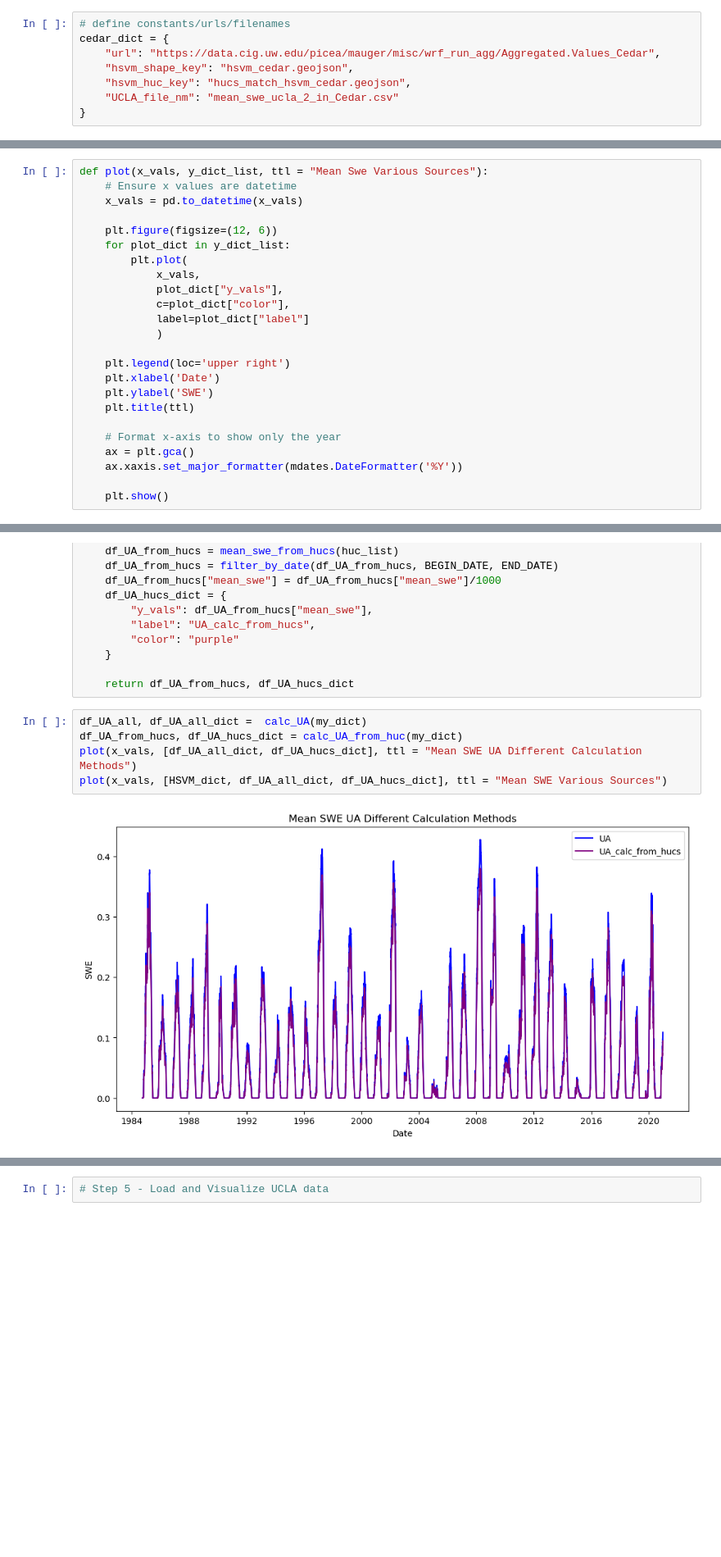
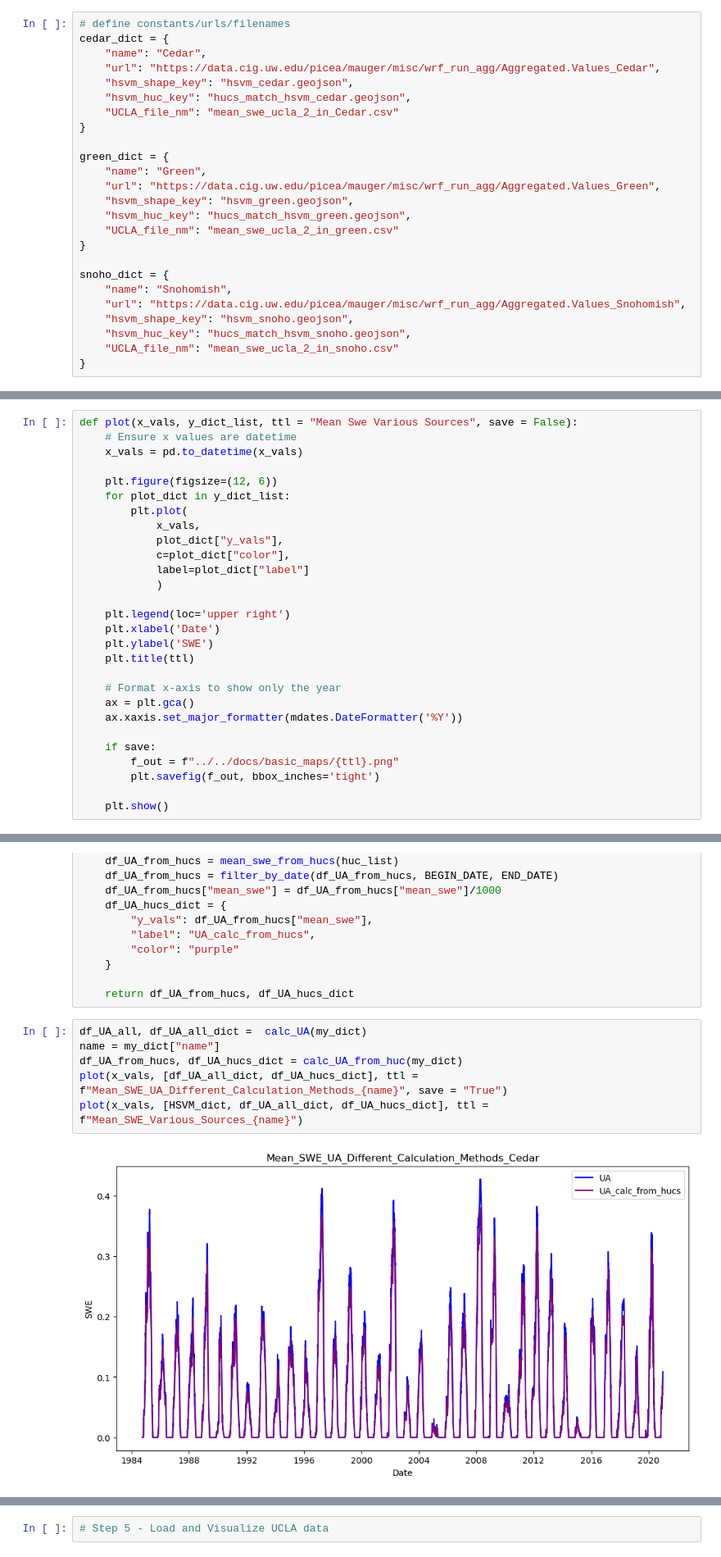
Before and after one commit to DSHydro/SnowML, a Jupyter notebook: notebooks/HSVM/CompareSWESources.ipynb, the cells around one changed output, grey strips where cells are left out. Shown at 82% size. Saved outputs shown, nothing was run; the diff lists cells and outputs as text; blank space fills up the shorter version.

Commit message:
Add HSVM charts

```diff
--- a/notebooks/HSVM/CompareSWESources.ipynb
+++ b/notebooks/HSVM/CompareSWESources.ipynb
@@ -22,11 +22,28 @@ from snowML.datapipe.utils import data_utils as du
 # %%
 # define constants/urls/filenames
 cedar_dict = {
+    "name": "Cedar",
     "url": "https://data.cig.uw.edu/picea/mauger/misc/wrf_run_agg/Aggregated.Values_Cedar",
     "hsvm_shape_key": "hsvm_cedar.geojson",
     "hsvm_huc_key": "hucs_match_hsvm_cedar.geojson",
     "UCLA_file_nm": "mean_swe_ucla_2_in_Cedar.csv"
 }
+
+green_dict = {
+    "name": "Green",
+    "url": "https://data.cig.uw.edu/picea/mauger/misc/wrf_run_agg/Aggregated.Values_Green",
+    "hsvm_shape_key": "hsvm_green.geojson",
+    "hsvm_huc_key": "hucs_match_hsvm_green.geojson",
+    "UCLA_file_nm": "mean_swe_ucla_2_in_green.csv"
+}
+
+snoho_dict = {
+    "name": "Snohomish",
+    "url": "https://data.cig.uw.edu/picea/mauger/misc/wrf_run_agg/Aggregated.Values_Snohomish",
+    "hsvm_shape_key": "hsvm_snoho.geojson",
+    "hsvm_huc_key": "hucs_match_hsvm_snoho.geojson",
+    "UCLA_file_nm": "mean_swe_ucla_2_in_snoho.csv"
+}
 # %%
 # common begin and end dates for filtering
 BEGIN_DATE = '1984-10-01T00:00:00.000000000'
@@ -109,7 +126,7 @@ def filter_by_date(df, begin_date, end_date):
     # Filter using boolean indexing
     return df[(df.index >= begin_date) & (df.index <= end_date)]
 # %%
-def plot(x_vals, y_dict_list, ttl = "Mean Swe Various Sources"):
+def plot(x_vals, y_dict_list, ttl = "Mean Swe Various Sources", save = False):
     # Ensure x values are datetime
     x_vals = pd.to_datetime(x_vals)
 
@@ -131,6 +148,10 @@ def plot(x_vals, y_dict_list, ttl = "Mean Swe Various Sources"):
     ax = plt.gca()
     ax.xaxis.set_major_formatter(mdates.DateFormatter('%Y'))
 
+    if save:
+        f_out = f"../../docs/basic_maps/{ttl}.png"
+        plt.savefig(f_out, bbox_inches='tight')
+
     plt.show()
 # %%
 def similarity(df_dict):
@@ -224,8 +245,9 @@ def calc_UA_from_huc(my_dict):
     return df_UA_from_hucs, df_UA_hucs_dict
 # %%
 df_UA_all, df_UA_all_dict =  calc_UA(my_dict)
+name = my_dict["name"]
 df_UA_from_hucs, df_UA_hucs_dict = calc_UA_from_huc(my_dict)
-plot(x_vals, [df_UA_all_dict, df_UA_hucs_dict], ttl = "Mean SWE UA Different Calculation Methods")
-plot(x_vals, [HSVM_dict, df_UA_all_dict, df_UA_hucs_dict], ttl = "Mean SWE Various Sources")
+plot(x_vals, [df_UA_all_dict, df_UA_hucs_dict], ttl = f"Mean_SWE_UA_Different_Calculation_Methods_{name}", save = "True")
+plot(x_vals, [HSVM_dict, df_UA_all_dict, df_UA_hucs_dict], ttl = f"Mean_SWE_Various_Sources_{name}")
 # %% [output]
-[figure, old version]
+[figure, new version]
```
Also changed, not shown: parts of 15 cells of this notebook, 12 other files.
